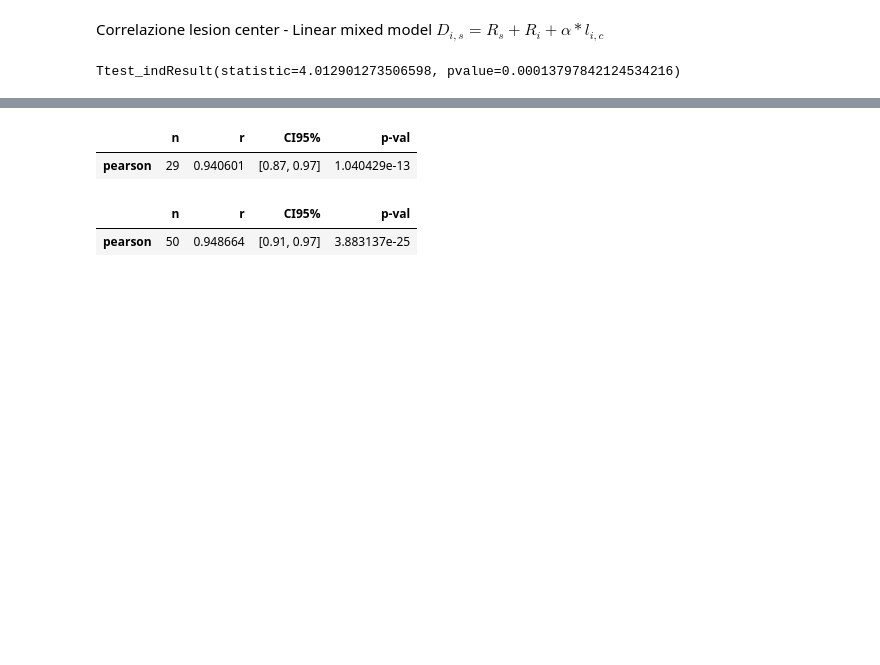
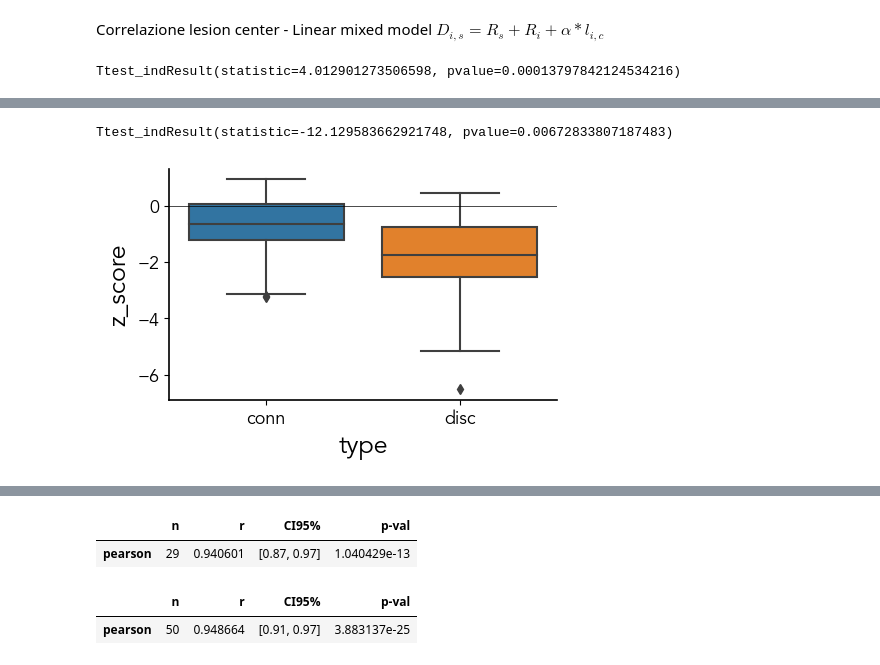
Before and after one commit to gbarzon/ConnectomeDimension, a Jupyter notebook: Figures.ipynb, the cells around one changed output, grey strips where cells are left out. Cells and saved outputs as stored; diff of their text form; code cells hidden in the pictures; blank space fills up the shorter version.

```diff
--- a/Figures.ipynb
+++ b/Figures.ipynb
@@ -794,0 +1042,29 @@ Ttest_indResult(statistic=4.012901273506598, pvalue=0.00013797842124534216)
+# %%
+n_stroke = ress_stroke.shape[0]
+
+avg_conn = np.zeros(n_stroke)
+avg_disc = np.zeros(n_stroke)
+
+for idx_sub in range(n_stroke):
+    z_score_conn = ( ress_stroke[idx_sub] - ress_control.mean(axis=0) ) / ress_control.std(axis=0)
+    z_score_dim = ( dim_stroke_local[idx_sub] - dim_controls_local.mean(axis=0) ) / dim_controls_local.std(axis=0)
+
+    idx_disconnected = np.where(z_score_conn < -2)[0]
+
+    avg_conn[idx_sub] = z_score_dim[~idx_disconnected].mean()
+    avg_disc[idx_sub] = z_score_dim[idx_disconnected].mean()
+
+df_disc = pd.DataFrame(np.concatenate([avg_conn, avg_disc]), columns=['z_score'])
+df_disc['type'] = np.concatenate([ ['conn'] * n_stroke, ['disc'] * n_stroke])
+# %%
+plt.figure(figsize=(5,3))
+
+sns.boxplot(data=df_disc, x='type', y='z_score')
+plt.axhline(0, lw=0.5, c='k')
+
+print(ttest_ind(z_score_dim[idx_disconnected], z_score_dim[~idx_disconnected]))
+
+plt.show()
+# %% [output]
+Ttest_indResult(statistic=-12.129583662921748, pvalue=0.00672833807187483)
+[figure, added]
```
Also changed, not shown: parts of 12 cells of this notebook, 16 other files.
